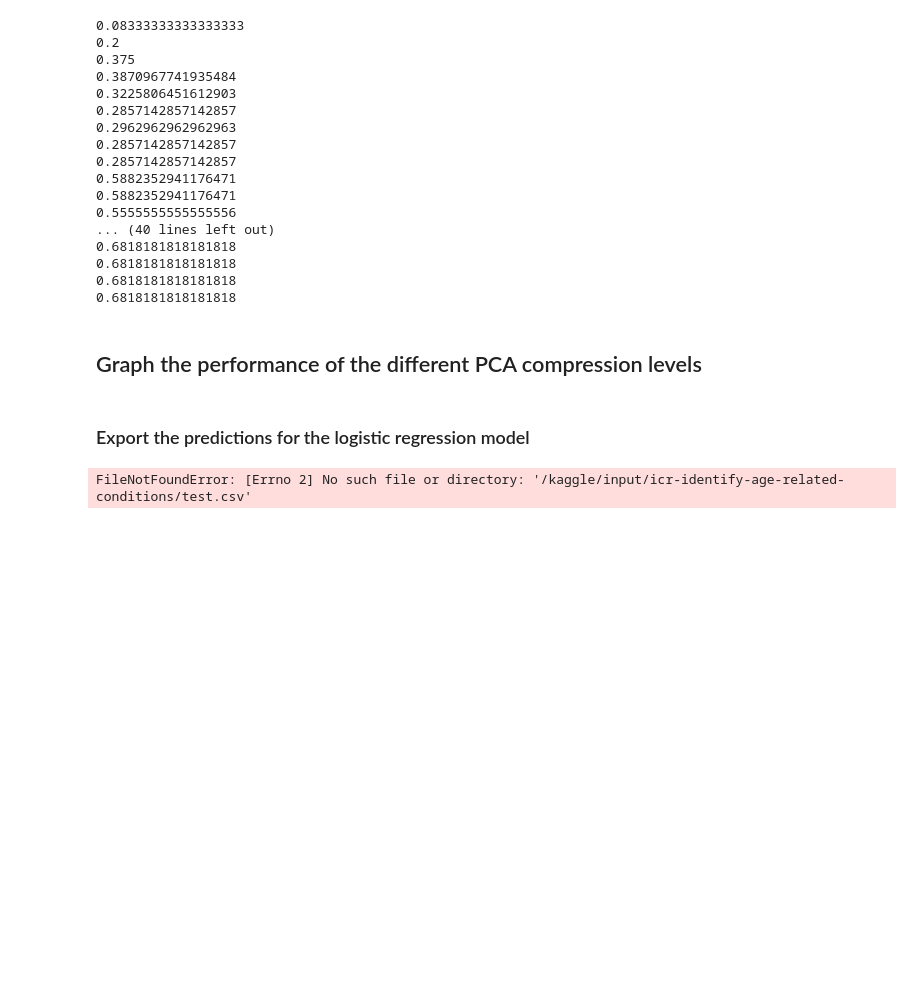
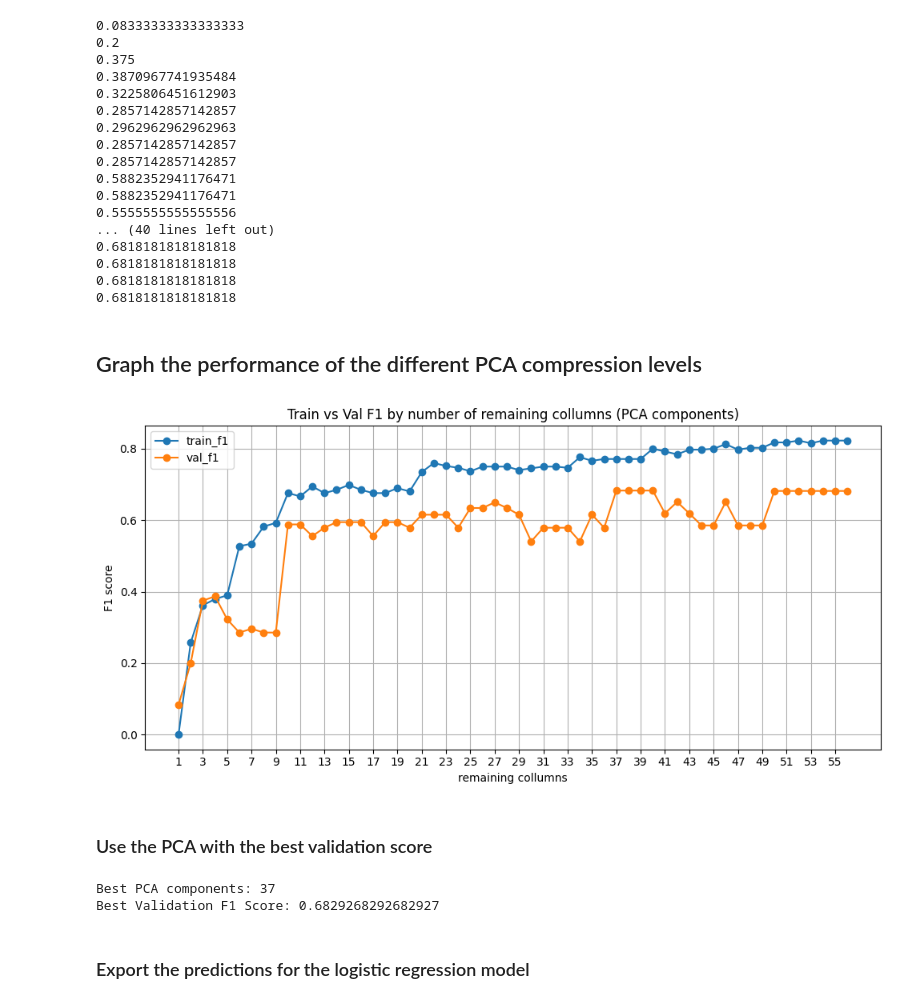
Before and after one commit to greatbabyred/CS4320-Project, a Jupyter notebook: logistic_regression_with_PCA.ipynb, the cells around one changed output. Drawn from its saved outputs; the diff is of its cells as text; code cells hidden in the pictures; blank space fills up the shorter version.

Commit message:
Determined best model and Created submission based on it

```diff
--- a/logistic_regression_with_PCA.ipynb
+++ b/logistic_regression_with_PCA.ipynb
@@ -146,30 +146,38 @@ for num_components in range(1, num_columns+1):
 # %%
 import matplotlib.pyplot as plt
 
 train_scores = [r['train_f1'] for r in results]
 val_scores = [r['val_f1'] for r in results]
 x = list(range(1, num_columns + 1))
 
 plt.figure(figsize=(10, 5))
 plt.plot(x, train_scores, marker='o', label='train_f1')
 plt.plot(x, val_scores, marker='o', label='val_f1')
 plt.xlabel('remaining collumns')
 plt.ylabel('F1 score')
 plt.title('Train vs Val F1 by number of remaining collumns (PCA components)')
-# reduce number of x-ticks when many points
-if len(x) > 30:
-    plt.xticks(range(1, num_columns + 1, max(1, num_columns // 20)))
-else:
-    plt.xticks(x)
+plt.xticks(range(1, num_columns + 1, max(1, num_columns // 20)))
 plt.grid(True)
 plt.legend()
 plt.tight_layout()
 plt.show()
+# %% [output]
+[figure, added]
+# %% [markdown]
+### Use the PCA with the best validation score
+# %%
+best_model_results = max(results, key=lambda x: x['val_f1'])
+print("Best PCA components:", best_model_results['pca'].n_components)
+print("Best Validation F1 Score:", best_model_results['val_f1'])
+best_model = best_model_results['model']
+# %% [output]
+Best PCA components: 37
+Best Validation F1 Score: 0.6829268292682927
 # %% [markdown]
 ### Export the predictions for the logistic regression model
 # %%
-# test_df = pd.read_csv('data/test.csv')
-test_df = pd.read_csv('/kaggle/input/icr-identify-age-related-conditions/test.csv')
+test_df = pd.read_csv('data/test.csv')
+# test_df = pd.read_csv('/kaggle/input/icr-identify-age-related-conditions/test.csv')
 
 # Prepare test features
 test_x = test_df.drop(columns=['Id']).copy()
@@ -184,8 +192,11 @@ test_x['EJ'] = (test_x['EJ'] == 'B').astype(int)
 # Scale numeric features
 test_x[numeric_features] = scaler.transform(test_x[numeric_features])
 
+# Apply PCA transformation
+test_x = best_model_results['pca'].transform(test_x)
+
 # Predict probabilities (binary)
-prediction = model.decision_function(test_x)
+prediction = best_model.decision_function(test_x)
 
 
 submission = pd.DataFrame({
@@ -195,5 +206,3 @@ submission = pd.DataFrame({
 })
 
 submission.to_csv('submission.csv', index=False)
-# %% [output]
-FileNotFoundError: [Errno 2] No such file or directory: '/kaggle/input/icr-identify-age-related-conditions/test.csv'
```
